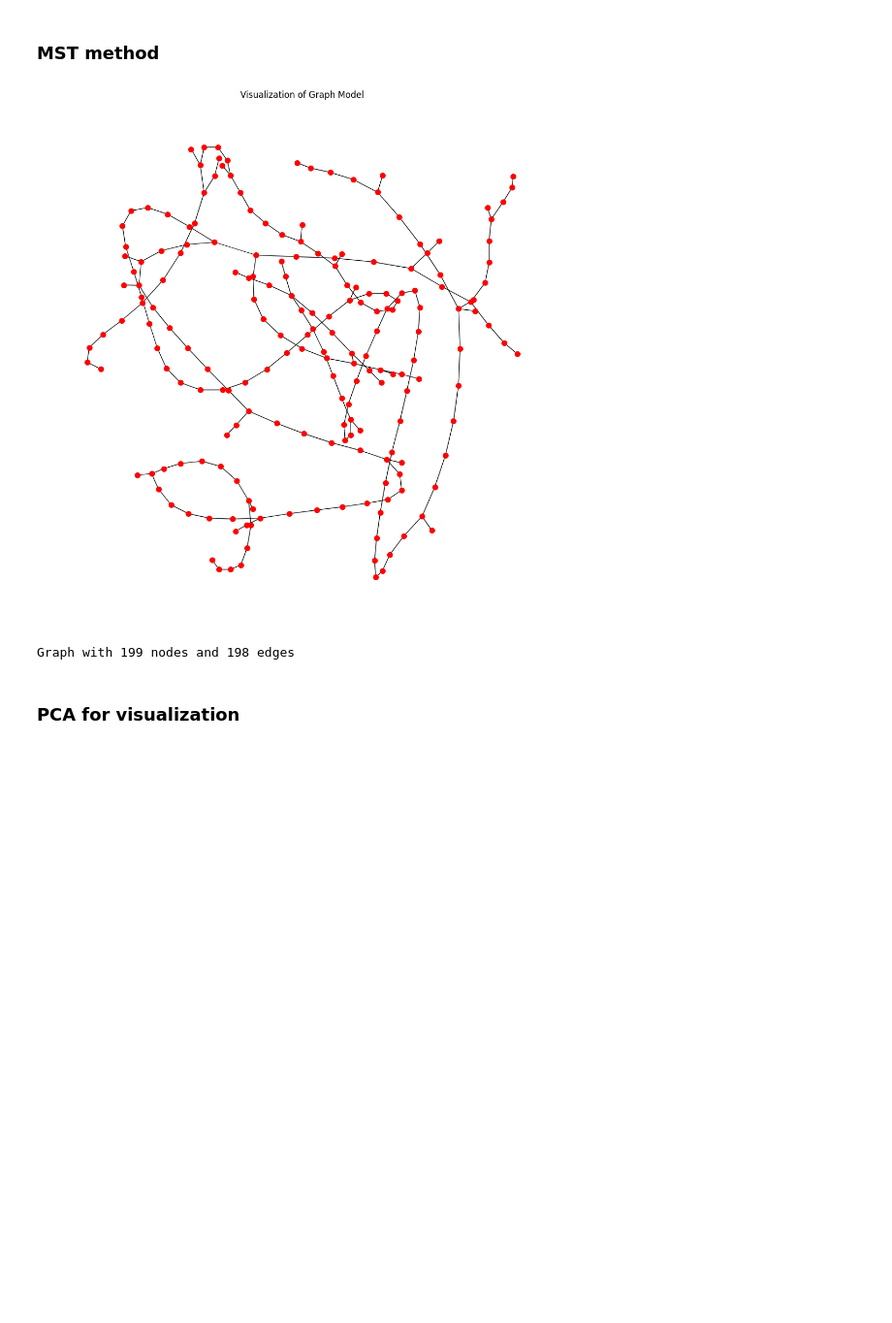
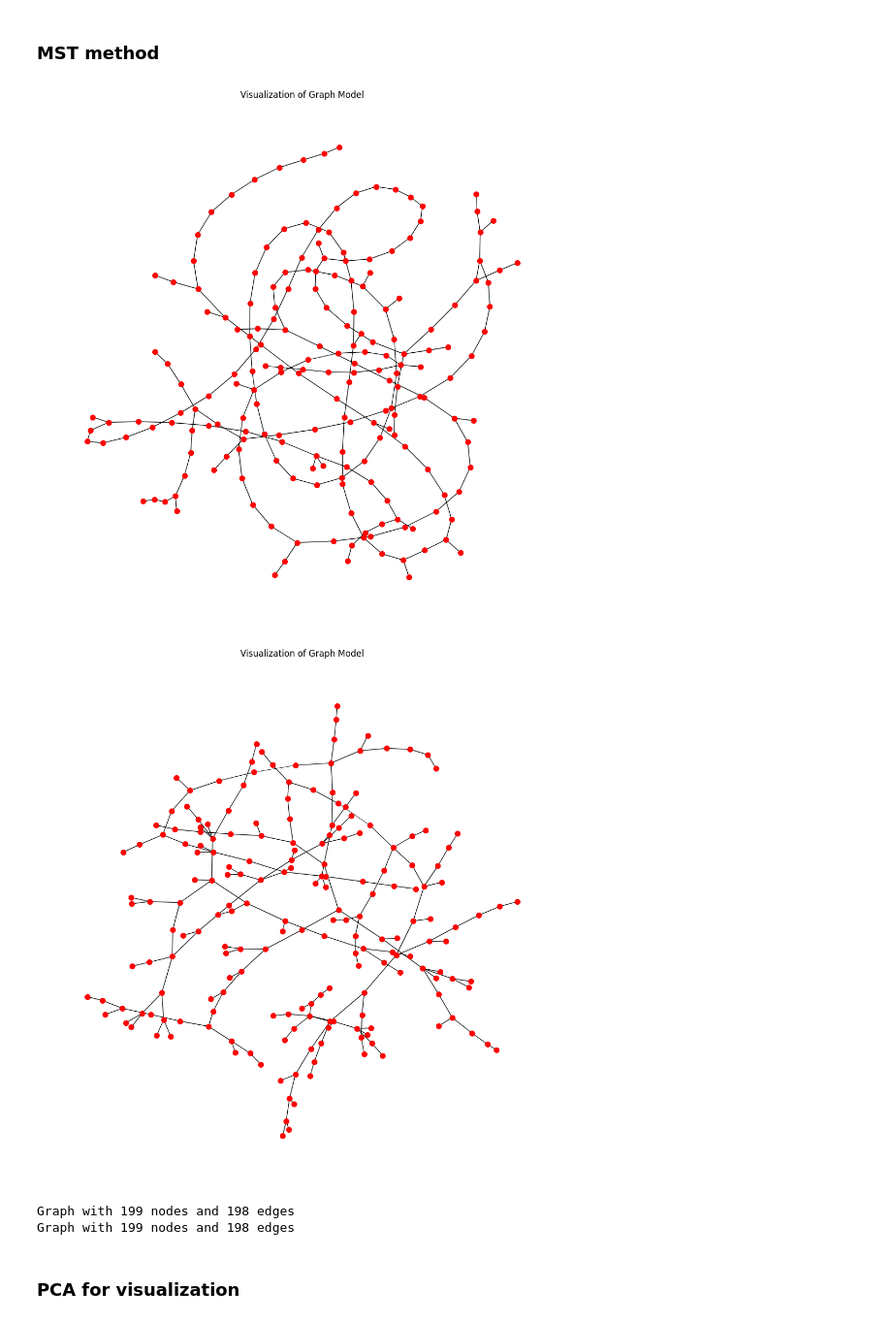
Before and after one commit to DanKolganov/Cluster_analisys, a Jupyter notebook: main.ipynb, the cells around one changed output. Shown at 97% size. Saved outputs shown, nothing was run; the diff lists cells and outputs as text; code cells hidden in the pictures; blank space fills up the shorter version.

```diff
--- a/main.ipynb
+++ b/main.ipynb
@@ -28,6 +28,7 @@ def getDistMatrix(dataset):
     return dist_matrix, matrix_condensed
 
 dist_matirx_X, dist_matrix_X_condenced = getDistMatrix(setX)
+dist_matirx_Y, dist_matrix_Y_condenced = getDistMatrix(setY)
 # %% [markdown]
 ### Similarity matrices
 # %%
@@ -40,6 +41,7 @@ def getSimilarityMatrix(dist_matrix):
     return sim_matrix
 
 similar_matrix_X = getSimilarityMatrix(dist_matirx_X)
+similar_matrix_Y = getSimilarityMatrix(dist_matirx_Y)
 # %% [markdown]
 ### Graph model + visualization (Алгоритм принудительного размещения (Force-Directed Layout), а именно его реализацию, известную как Fruchterman-Reingold (FR) Layout.)
 
@@ -97,15 +104,19 @@ Thes_GM = theshold_method(similar_matrix_X, 0.5)
 # %%
 def MST_method(similar_matrix):
     mst = nx.maximum_spanning_tree(nx.from_numpy_array(similar_matrix))
     plotGraph(mst)
 
     return mst
 
 MST_G = MST_method(similar_matrix_X)
+MST_G_Y = MST_method(similar_matrix_Y)
 print(MST_G)
+print(MST_G_Y)
 # %% [output]
-[figure, old version]
+[figure, new version]
+[figure, added]
 Graph with 199 nodes and 198 edges
+Graph with 199 nodes and 198 edges
 # %% [markdown]
 ### PCA for visualization
 # %%
```
Also changed, not shown: parts of 22 cells of this notebook.
